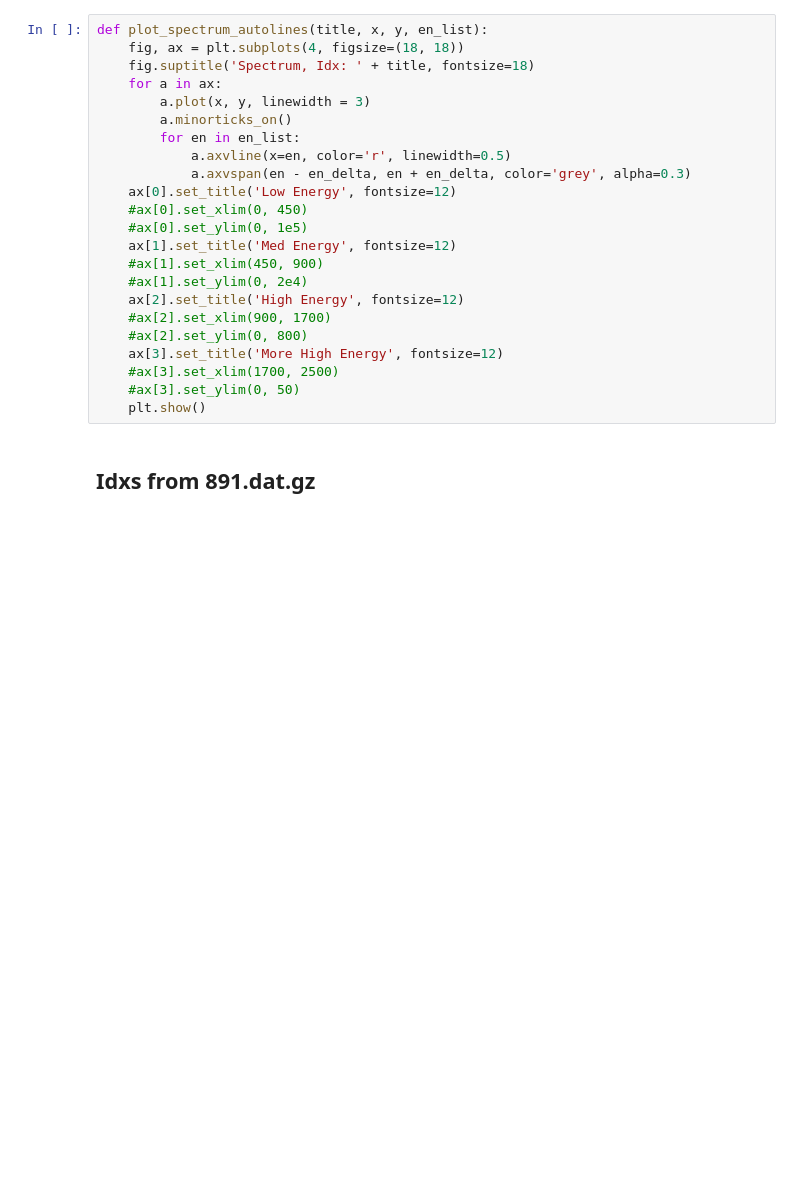
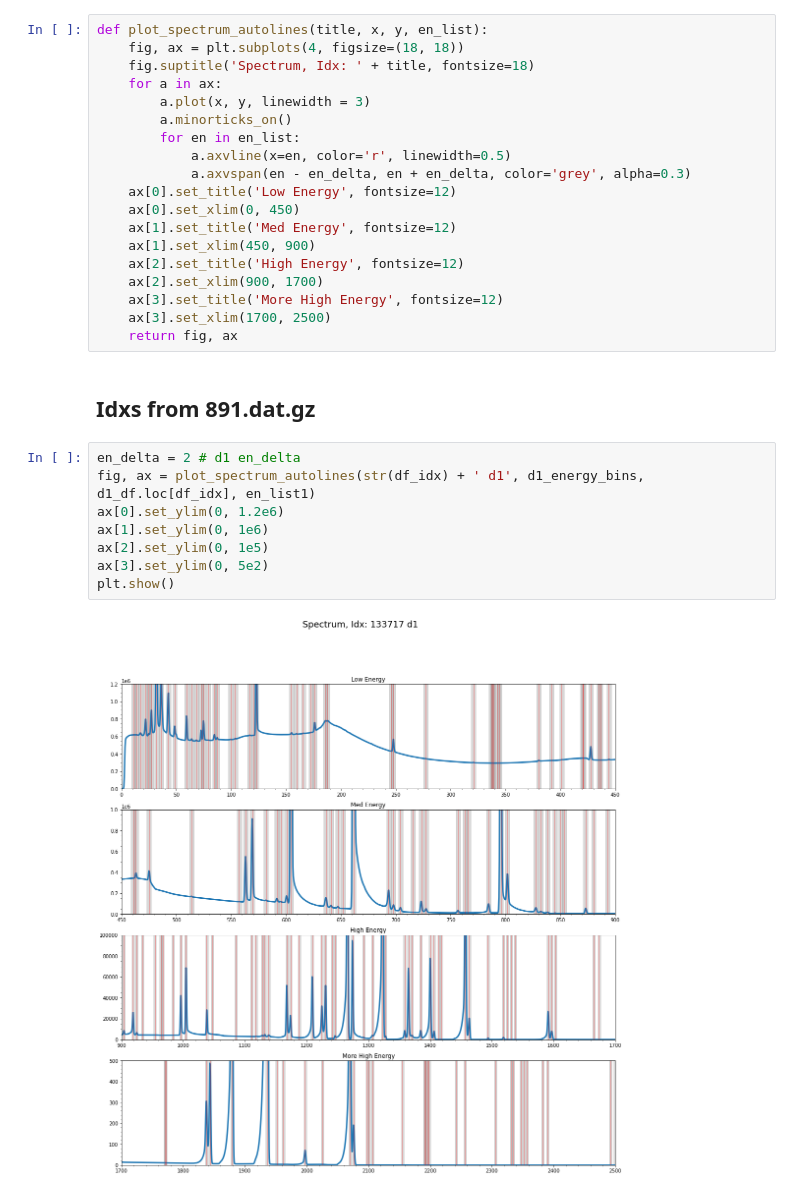
Before and after one commit to opotowsky/process_results, a Jupyter notebook: gammas/create_window_energy_bins.ipynb, the cells around one changed output. Drawn from its saved outputs; the diff is of its cells as text; blank space fills up the shorter version.

```diff
--- a/gammas/create_window_energy_bins.ipynb
+++ b/gammas/create_window_energy_bins.ipynb
@@ -407,17 +408,23 @@ def plot_spectrum_autolines(title, x, y, en_list):
             a.axvline(x=en, color='r', linewidth=0.5)
             a.axvspan(en - en_delta, en + en_delta, color='grey', alpha=0.3)
     ax[0].set_title('Low Energy', fontsize=12)
-    #ax[0].set_xlim(0, 450)
-    #ax[0].set_ylim(0, 1e5)
+    ax[0].set_xlim(0, 450)
     ax[1].set_title('Med Energy', fontsize=12)
-    #ax[1].set_xlim(450, 900)
-    #ax[1].set_ylim(0, 2e4)
+    ax[1].set_xlim(450, 900)
     ax[2].set_title('High Energy', fontsize=12)
-    #ax[2].set_xlim(900, 1700)
-    #ax[2].set_ylim(0, 800)
+    ax[2].set_xlim(900, 1700)
     ax[3].set_title('More High Energy', fontsize=12)
-    #ax[3].set_xlim(1700, 2500)
-    #ax[3].set_ylim(0, 50)
-    plt.show()
+    ax[3].set_xlim(1700, 2500)
+    return fig, ax
 # %% [markdown]
 ## Idxs from 891.dat.gz
+# %%
+en_delta = 2 # d1 en_delta
+fig, ax = plot_spectrum_autolines(str(df_idx) + ' d1', d1_energy_bins, d1_df.loc[df_idx], en_list1)
+ax[0].set_ylim(0, 1.2e6)
+ax[1].set_ylim(0, 1e6)
+ax[2].set_ylim(0, 1e5)
+ax[3].set_ylim(0, 5e2)
+plt.show()
+# %% [output]
+[figure, added]
```
Also changed, not shown: parts of 13 cells of this notebook.
